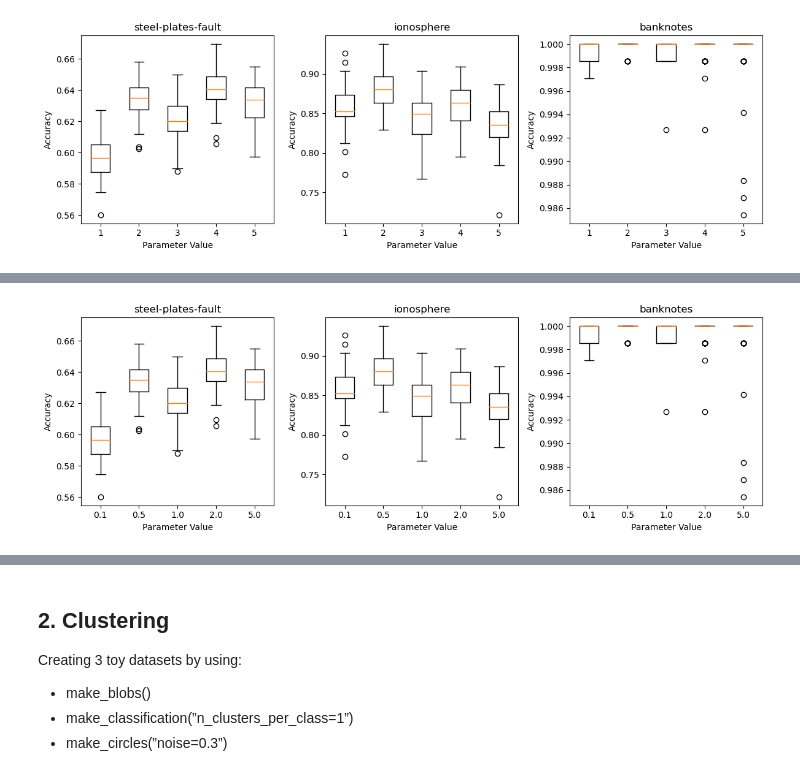
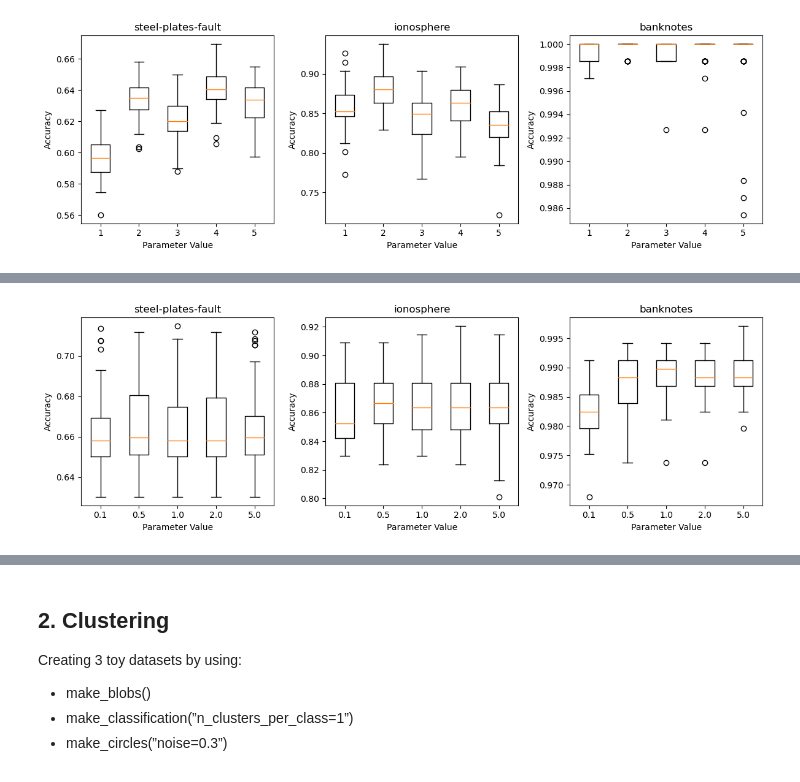
Before and after one commit to lamquangthinh2001/COMP-309, a Jupyter notebook: comp309-a1-1.ipynb, the cells around one changed output, grey strips where cells are left out. Cells and saved outputs as stored; diff of their text form; code cells hidden in the pictures.

```diff
--- a/comp309-a1-1.ipynb
+++ b/comp309-a1-1.ipynb
@@ -346,37 +364,37 @@ logreg_steel_scores = []
 
 num_repeats = 50
 split_rate = 0.5
 
 # options to try
 # Logistic Regression
 c_logreg = [0.1, 0.5, 1.0, 2.0, 5.0]
 # Logistic Regression - Perceptron
 #tol_perceptron = [1e-3, 1e-2, 1e-1, 1e-0, 1e+1]
 #random_state_perceptron = [3]
 
 for i in range(num_repeats):
     split_data(i, split_rate)
 
     # Logistic Regression classifier
     for c in c_logreg:
         accuracy_banknote, accuracy_ionosphere, accuracy_steel = get_LogReg_accuracy(
             c)
         logreg_banknote_scores.append(accuracy_banknote)
         logreg_ionosphere_scores.append(accuracy_ionosphere)
         logreg_steel_scores.append(accuracy_steel)
 
 # reshape the scores for box plot visualization
 logreg_banknote_scores = np.array(
-    knn_banknote_scores).reshape(num_repeats, len(c_logreg))
+    logreg_banknote_scores).reshape(num_repeats, len(c_logreg))
 logreg_ionosphere_scores = np.array(
-    knn_ionosphere_scores).reshape(num_repeats, len(c_logreg))
+    logreg_ionosphere_scores).reshape(num_repeats, len(c_logreg))
 logreg_steel_scores = np.array(
-    knn_steel_scores).reshape(num_repeats, len(c_logreg))
+    logreg_steel_scores).reshape(num_repeats, len(c_logreg))
 
 plot("Logistic Regression classifier", logreg_banknote_scores,
      logreg_ionosphere_scores, logreg_steel_scores, c_logreg)
 # %% [output]
-[figure, old version]
+[figure, new version]
 # %%
 # Decision Tree
 dt_banknote_scores = []
```
Also changed, not shown: parts of 8 cells of this notebook, 1 other file.
